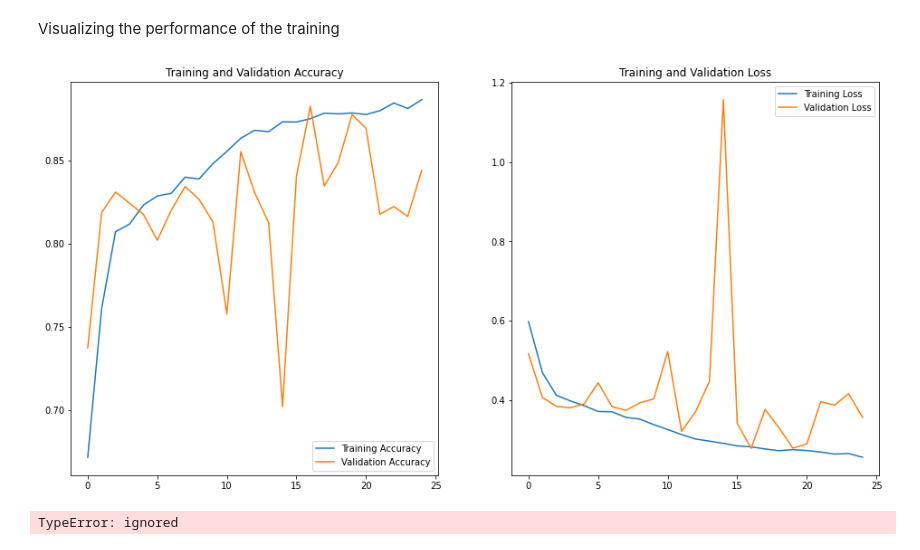
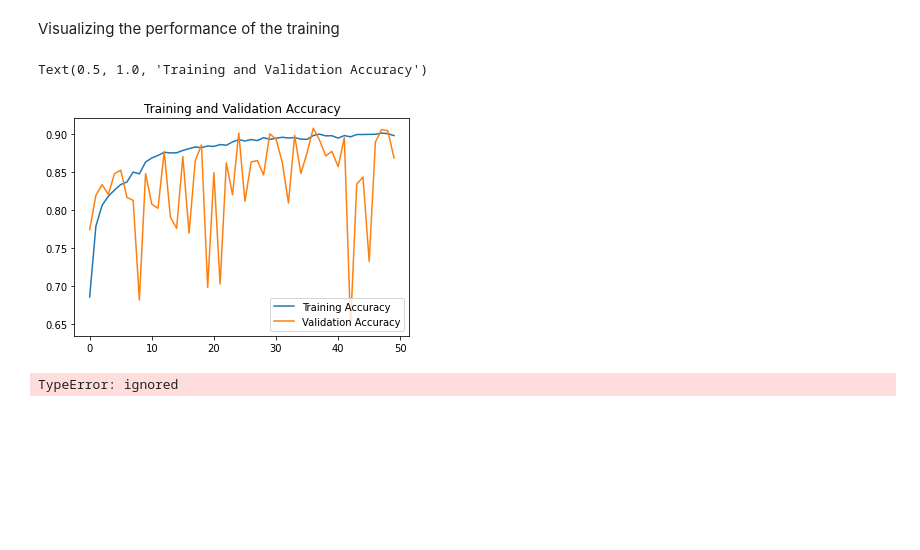
Before and after one commit to sankalpachowdhury/Galaxy-Classification-using-CNN, a Jupyter notebook: Copy_of_Model2_Galaxy_classification_Early_St_&_MCh.ipynb, the cells around one changed output. Saved outputs shown, nothing was run; the diff lists cells and outputs as text; code cells hidden in the pictures; blank space fills up the shorter version.

```diff
--- a/Copy_of_Model2_Galaxy_classification_Early_St_&_MCh.ipynb
+++ b/Copy_of_Model2_Galaxy_classification_Early_St_&_MCh.ipynb
@@ -344,6 +318,15 @@ as Early Stopping and all these callbacks should be referenced from Tensorflow m
 **Note 2:**
 1. baseline val_loss is taken as 0.20, after that earlystopping will be executed  to stop the training
 2. The best model will be stored inside **best_model.h5** file
+# %%
+class myCallback(tf.keras.callbacks.Callback):
+  def on_epoch_end(self, epoch, logs = {}):
+    if(logs.get('val_loss')<0.2500):
+      self.model.stop_training = True
+
+# instance for myCallback
+
+call_stop = myCallback()
 # %%
 from keras.callbacks import TensorBoard
 
@@ -362,5 +345,5 @@ mc = ModelCheckpoint('best_model.h5', monitor = 'val_accuracy', mode = 'max', ve
 history = model.fit_generator(train_generator,
                     epochs=EPOCHS,
                     validation_data = validation_generator,
-                    callbacks=[es, mc],
+                    callbacks=[call_stop, mc],
                     verbose=1)
@@ -385,28 +381,21 @@ Visualizing the performance of the training
 # %%
 acc = history.history['acc']
 val_acc = history.history['val_acc']
 
 loss = history.history['loss']
 val_loss = history.history['val_loss']
 
 epochs_range = range(len(acc))  # range for the number of epochs
 
-plt.figure(figsize=(16, 8))
-plt.subplot(1, 2, 1)
+#plt.figure(figsize=(16, 8))
+#plt.subplot(1, 2, 1)
 plt.plot(epochs_range, acc, label='Training Accuracy')
 plt.plot(epochs_range, val_acc, label='Validation Accuracy')
 plt.legend(loc='lower right')
 plt.title('Training and Validation Accuracy')
-
-plt.subplot(1, 2, 2)
-plt.plot(epochs_range, loss, label='Training Loss')
-plt.plot(epochs_range, val_loss, label='Validation Loss')
-plt.legend(loc='upper right')
-plt.title('Training and Validation Loss')
-plt.savefig('./plots-v2.png')
-plt.show()
 # %% [output]
+Text(0.5, 1.0, 'Training and Validation Accuracy')
-[figure, old version]
+[figure, new version]
 # %%
 # launch TensorBoard (data won't show up until after the first epoch)
 tensorboard("logs/run_a")
```
Also changed, not shown: parts of 35 cells of this notebook.
